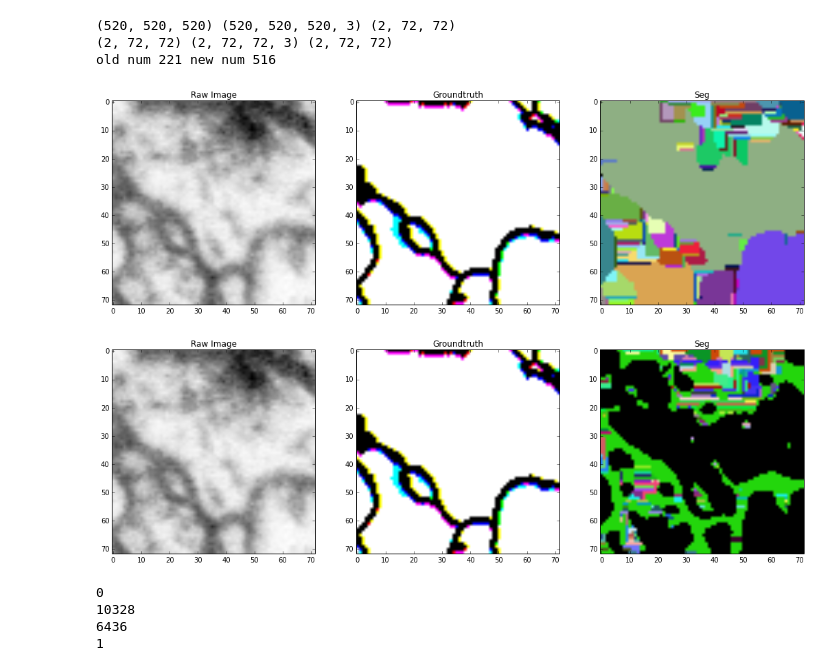
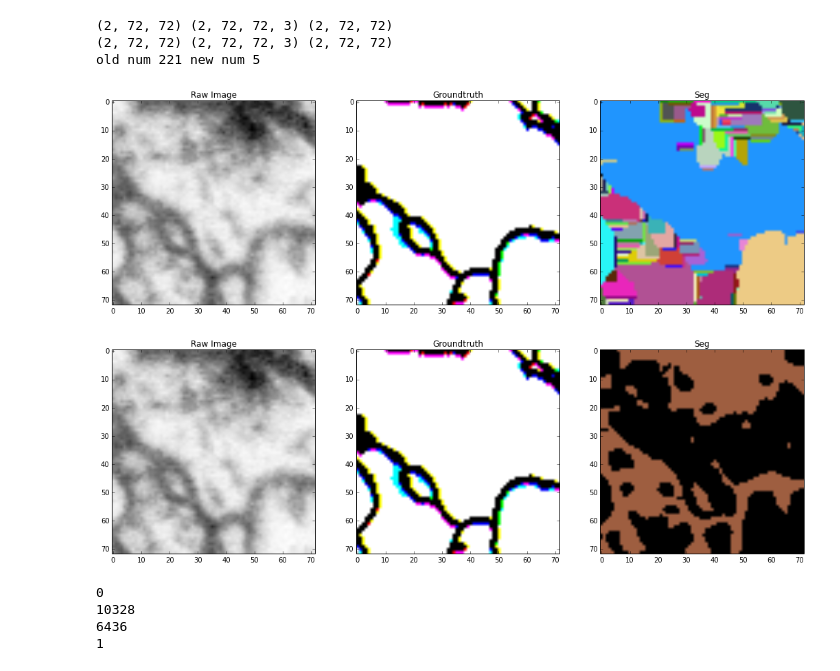
Before and after one commit to csinva/conv-net-scripts, a Jupyter notebook: arb_nhoods_z/test_z_arb.ipynb, the cells around one changed output. Cells and saved outputs as stored; diff of their text form; code cells hidden in the pictures.

```diff
--- a/arb_nhoods_z/test_z_arb.ipynb
+++ b/arb_nhoods_z/test_z_arb.ipynb
@@ -77,22 +81,22 @@ label_set = np.transpose(label_set,(1,2,3,0))
 # %%
 # view segs
 seg_old = seg_one
-seg_new = segs_new[0]
+seg_new = segs_new[1]
 # im,label_set=trim(im,label_set,seg)
 # seg = seg.transpose((2, 1, 0)).reshape(shape).transpose((2, 1, 0))
 print im.shape,label_set.shape,seg_new.shape
 im,label_set=trim_arbitrary(im,label_set,seg_new)
 print im.shape,label_set.shape,seg_new.shape
 print "old num",len(np.unique(seg_old)),"new num",len(np.unique(seg_new))
 # display_seg(im, label_set, seg, im_size=label_set.shape[0], im2_size=seg.shape[0])
 display_arbitrary_seg(im, label_set, seg_old)
 display_arbitrary_seg(im, label_set, seg_new)
 # %% [output]
-(520, 520, 520) (520, 520, 520, 3) (2, 72, 72)
 (2, 72, 72) (2, 72, 72, 3) (2, 72, 72)
-old num 221 new num 516
+(2, 72, 72) (2, 72, 72, 3) (2, 72, 72)
+old num 221 new num 5
-[figure, old version]
+[figure, new version]
-[figure, old version]
+[figure, new version]
 # %%
 seg_flat = seg_new.flatten()
 seg_old_flat = seg_old.flatten()
```
Also changed, not shown: parts of 1 cell of this notebook, 2 other files.
